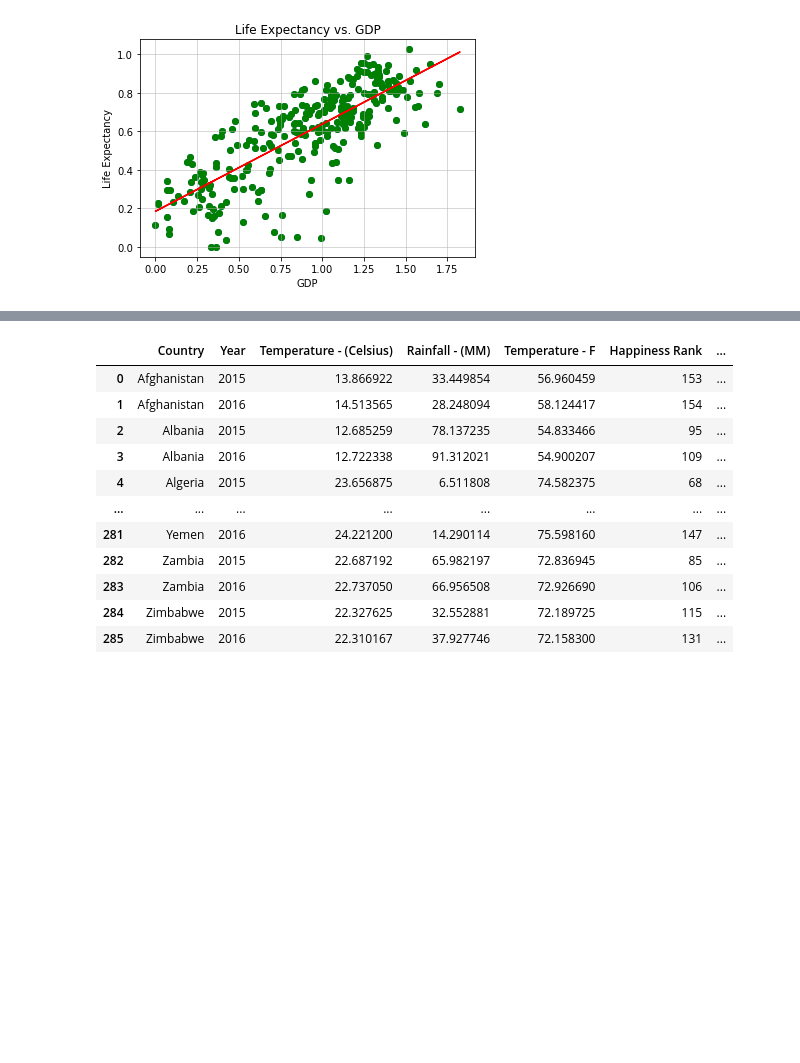
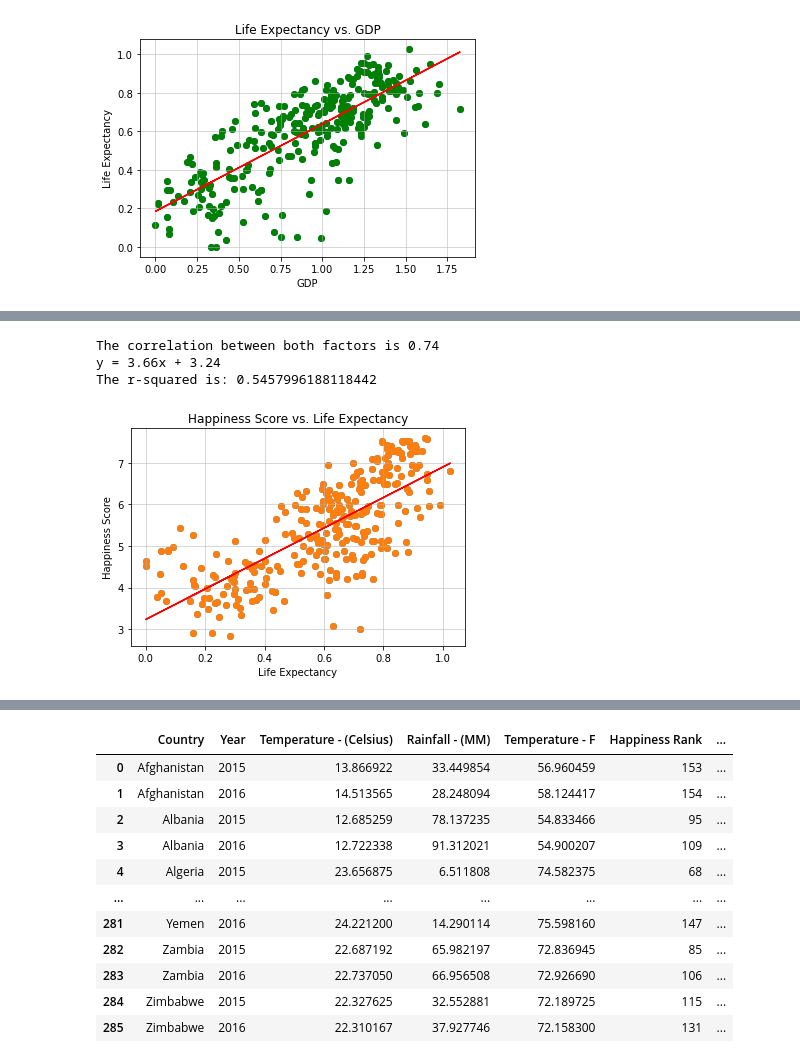
Before and after one commit to AJ-Paine/07-Skynet-Project, a Jupyter notebook: Skynet Project 1.ipynb, the cells around one changed output, grey strips where cells are left out. Drawn from its saved outputs; the diff is of its cells as text; code cells hidden in the pictures; blank space fills up the shorter version.

```diff
--- a/Skynet Project 1.ipynb
+++ b/Skynet Project 1.ipynb
@@ -280,3 +289,16 @@ The r-squared is: 0.6104743465320697
+# %%
+plt.scatter(merge["Health"],merge["Happiness Score"])
+plt.title("Happiness Score vs. Life Expectancy")
+plt.xlabel("Life Expectancy")
+plt.ylabel("Happiness Score")
+correlation(merge["Health"],merge["Happiness Score"])
+regression(merge["Health"],merge["Happiness Score"])
+plt.savefig("Images/HS_vs_LE.png")
+# %% [output]
+The correlation between both factors is 0.74
+y = 3.66x + 3.24
+The r-squared is: 0.5457996188118442
+[figure, added]
 # %%
 merge.groupby(["Country"]).mean()
 # %% [output]
```
Also changed, not shown: parts of 2 cells of this notebook, 1 other file.
